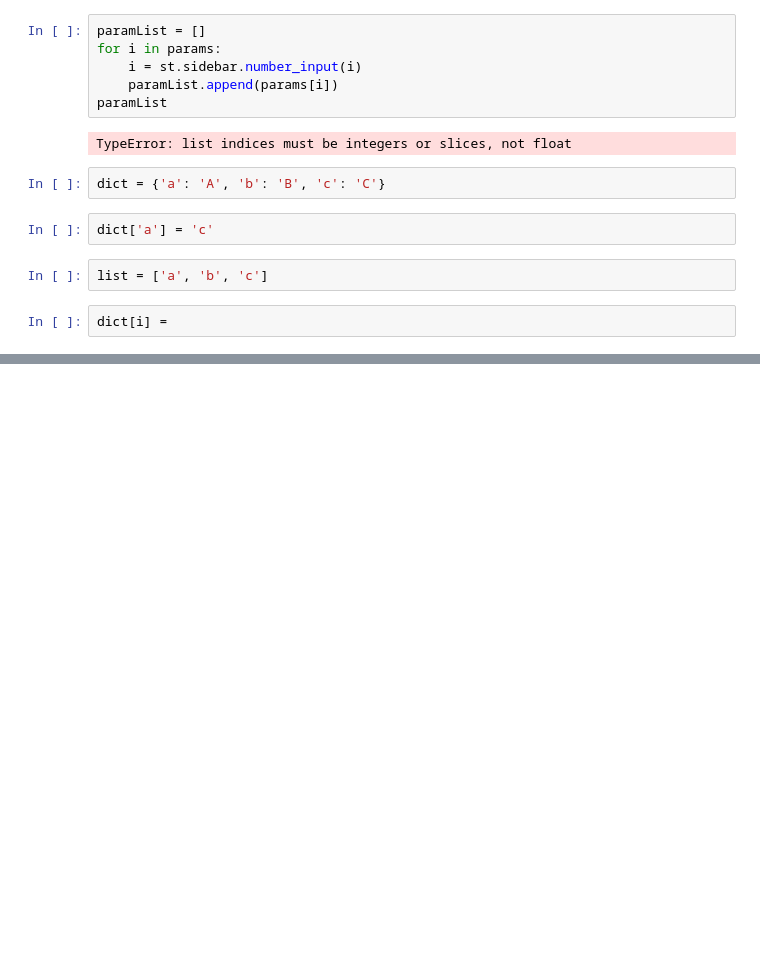
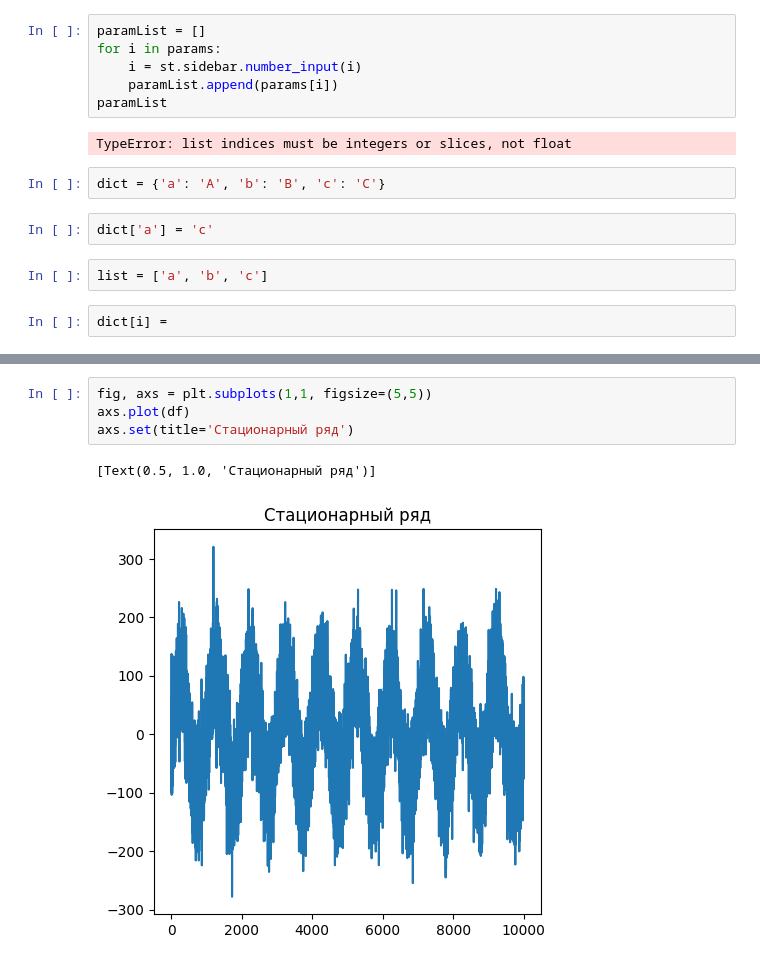
Before and after one commit to Arzangulyan/Time_series_app, a Jupyter notebook: test_jupiter.ipynb, the cells around one changed output, grey strips where cells are left out. Cells and saved outputs as stored; diff of their text form; blank space fills up the shorter version.

```diff
--- a/test_jupiter.ipynb
+++ b/test_jupiter.ipynb
@@ -345,0 +370,7 @@ dict[i] =
+# %%
+fig, axs = plt.subplots(1,1, figsize=(5,5))
+axs.plot(df)
+axs.set(title='Стационарный ряд')
+# %% [output]
+[Text(0.5, 1.0, 'Стационарный ряд')]
+[figure, added]
```
Also changed, not shown: parts of 8 cells of this notebook, 5 other files.
